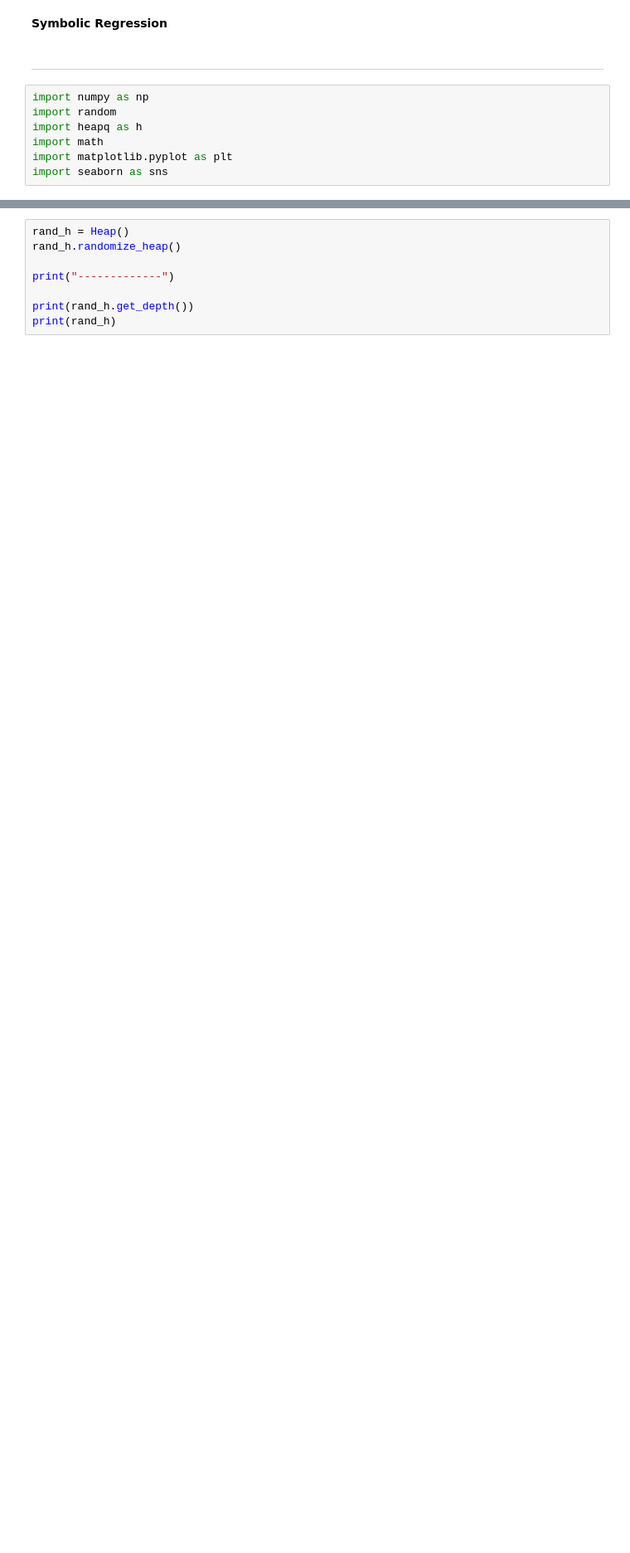
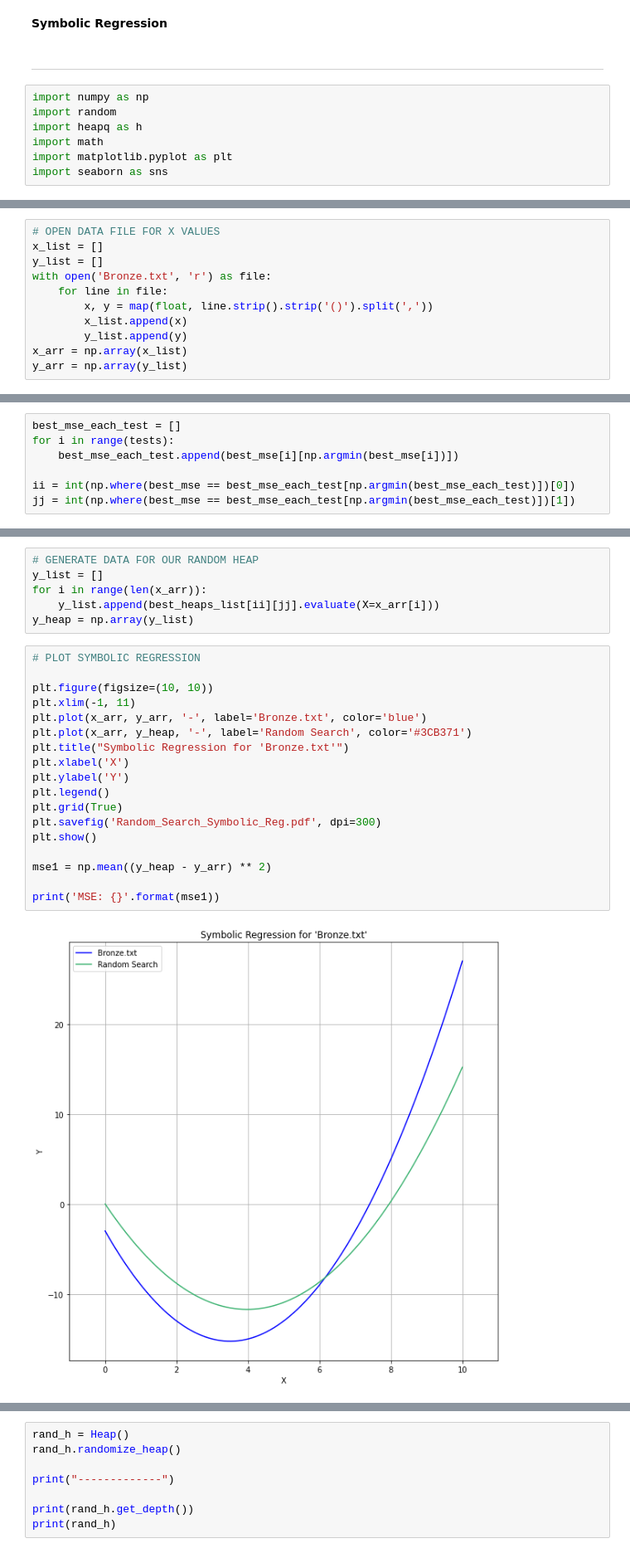
Before and after one commit to EMintzias/Symbolic-Regression-EA, a Jupyter notebook: HW2_pol.ipynb, the cells around one changed output, grey strips where cells are left out. Shown at 83% size. Saved outputs shown, nothing was run; the diff lists cells and outputs as text; blank space fills up the shorter version.

Commit message:
Random search in my environment, currently having complex number issues with evaluate & MSE functions

```diff
--- a/HW2_pol.ipynb
+++ b/HW2_pol.ipynb
@@ -293,0 +303,11 @@ rand_h.get_children(0)
+# %%
+# OPEN DATA FILE FOR X VALUES
+x_list = []
+y_list = []
+with open('Bronze.txt', 'r') as file:
+    for line in file:
+        x, y = map(float, line.strip().strip('()').split(','))
+        x_list.append(x)
+        y_list.append(y)
+x_arr = np.array(x_list)
+y_arr = np.array(y_list)
@@ -293,0 +341,7 @@ rand_h.get_children(0)
+# %%
+best_mse_each_test = []
+for i in range(tests):
+    best_mse_each_test.append(best_mse[i][np.argmin(best_mse[i])])
+
+ii = int(np.where(best_mse == best_mse_each_test[np.argmin(best_mse_each_test)])[0])
+jj = int(np.where(best_mse == best_mse_each_test[np.argmin(best_mse_each_test)])[1])
@@ -293,0 +362,26 @@ rand_h.get_children(0)
+# %%
+# GENERATE DATA FOR OUR RANDOM HEAP
+y_list = []
+for i in range(len(x_arr)):
+    y_list.append(best_heaps_list[ii][jj].evaluate(X=x_arr[i]))
+y_heap = np.array(y_list)
+# %%
+# PLOT SYMBOLIC REGRESSION
+
+plt.figure(figsize=(10, 10))
+plt.xlim(-1, 11)
+plt.plot(x_arr, y_arr, '-', label='Bronze.txt', color='blue')
+plt.plot(x_arr, y_heap, '-', label='Random Search', color='#3CB371')
+plt.title("Symbolic Regression for 'Bronze.txt'")
+plt.xlabel('X')
+plt.ylabel('Y')
+plt.legend()
+plt.grid(True)
+plt.savefig('Random_Search_Symbolic_Reg.pdf', dpi=300)
+plt.show()
+
+mse1 = np.mean((y_heap - y_arr) ** 2)
+
+print('MSE: {}'.format(mse1))
+# %% [output]
+[figure, added]
```
Also changed, not shown: parts of 12 cells of this notebook, 1 other file.
